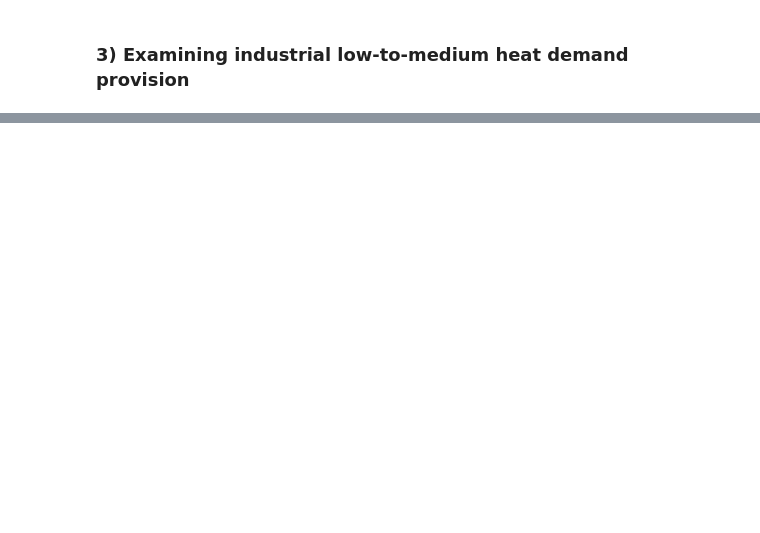
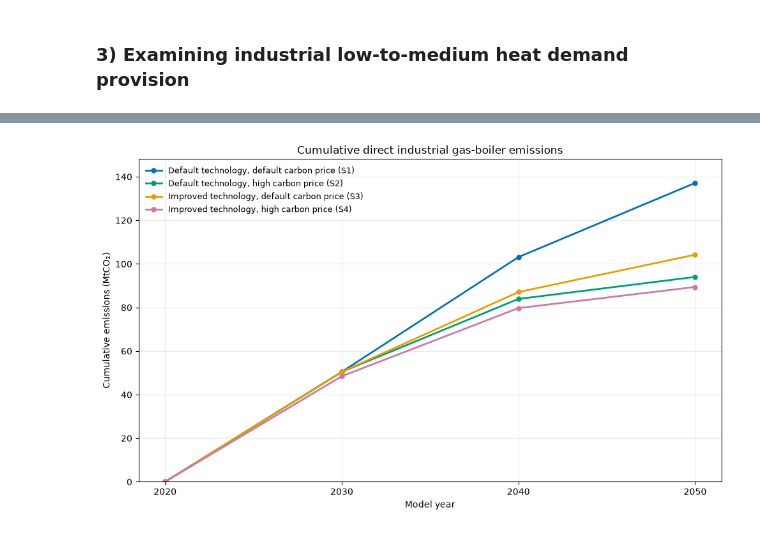
Before and after one commit to nzuijder/PyPSA_Dutch_EnergySystem, a Jupyter notebook: FinalModel/visualisations copy.ipynb, the cells around one changed output, grey strips where cells are left out. Saved outputs shown, nothing was run; the diff lists cells and outputs as text; code cells hidden in the pictures; blank space fills up the shorter version.

```diff
--- a/FinalModel/visualisations copy.ipynb
+++ b/FinalModel/visualisations copy.ipynb
@@ -391,0 +352,87 @@ plot_energy_balance_comparison("CO2 atmosphere", unit="tCO2")
+# %%
+def plot_cumulative_boiler_emissions(networks):
+    """Compare direct industrial LTP gas-boiler emissions in four scenarios.
+
+    Requires annual_emissions() and integrate_annual_rates() from the previous
+    emissions-contribution code. Uses the same annual weighting and trapezoidal
+    integration, with cumulative emissions equal to zero in the first year.
+    """
+    scenarios = [
+        ("default_tech_low_carbon", "Default technology, default carbon price (S1)", "#0072B2", "-"),
+        ("default_tech_high_carbon", "Default technology, high carbon price (S2)", "#009E73", "-"),
+        ("improved_tech_low_carbon", "Improved technology, default carbon price (S3)", "#E69F00", "-"),
+        ("improved_tech_high_carbon", "Improved technology, high carbon price (S4)", "#CC79A7", "-"),
+    ]
+
+    annual_series = {}
+    cumulative_series = {}
+    common_years = None
+    for name, label, color, linestyle in scenarios:
+        annual = annual_emissions(networks[name])[["Gas boilers"]]
+        if common_years is None:
+            common_years = annual.index
+        elif not annual.index.equals(common_years):
+            raise ValueError("All four scenarios must contain the same model years.")
+        annual_series[name] = annual["Gas boilers"]
+        cumulative_series[name] = integrate_annual_rates(annual)["Gas boilers"]
+
+    annual_results = pd.DataFrame(annual_series)
+    cumulative_results = pd.DataFrame(cumulative_series)
+    years = common_years.to_numpy(dtype=float)
+
+    fig, ax = plt.subplots(figsize=(10, 6))
+    for name, label, color, linestyle in scenarios:
+        ax.plot(
+            years, cumulative_results[name],
+            color=color, linestyle=linestyle, marker="o", linewidth=2,
+            markersize=5, label=label,
+        )
+
+    ax.set_title("Cumulative direct industrial gas-boiler emissions")
+    ax.set_xlabel("Model year")
+    ax.set_ylabel("Cumulative emissions (MtCO₂)")
+    ax.set_xticks(years)
+    minimum = min(0.0, cumulative_results.min().min())
+    maximum = max(0.0, cumulative_results.max().max())
+    padding = 0.08 * (maximum - minimum) if maximum > minimum else 1.0
+    ax.set_ylim(minimum - padding if minimum < 0 else 0, maximum + padding)
+    ax.grid(True, alpha=0.25)
+    ax.set_axisbelow(True)
+    ax.legend(frameon=False, fontsize=9)
+    fig.tight_layout()
+
+    print("Absolute cumulative direct boiler emissions at final model year (MtCO2):")
+    print(cumulative_results.iloc[-1].round(3).to_string())
+    print("\nAdditional boiler savings from higher carbon pricing (MtCO2):")
+    print(pd.Series({
+        "Default technology": (
+            cumulative_results["default_tech_low_carbon"].iloc[-1]
+            - cumulative_results["default_tech_high_carbon"].iloc[-1]
+        ),
+        "Improved technology": (
+            cumulative_results["improved_tech_low_carbon"].iloc[-1]
+            - cumulative_results["improved_tech_high_carbon"].iloc[-1]
+        ),
+    }).round(3).to_string())
+    print("\nTechnology-associated boiler savings at fixed carbon price (MtCO2):")
+    print(pd.Series({
+        "Default carbon price": (
+            cumulative_results["default_tech_low_carbon"].iloc[-1]
+            - cumulative_results["improved_tech_low_carbon"].iloc[-1]
+        ),
+        "High carbon price": (
+            cumulative_results["default_tech_high_carbon"].iloc[-1]
+            - cumulative_results["improved_tech_high_carbon"].iloc[-1]
+        ),
+    }).round(3).to_string())
+
+    plt.show()
+    return fig, ax, annual_results, cumulative_results
+
+
+# Run the earlier emissions-contribution cell first to define
+# annual_emissions() and integrate_annual_rates().
+fig_boilers, ax_boilers, annual_boiler_emissions, cumulative_boiler_emissions = (
+    plot_cumulative_boiler_emissions(networks)
+)
+# %% [output]
@@ -391,0 +452 @@ plot_energy_balance_comparison("CO2 atmosphere", unit="tCO2")
+[figure, added]
```
Also changed, not shown: parts of 10 cells of this notebook, 4 other files.
